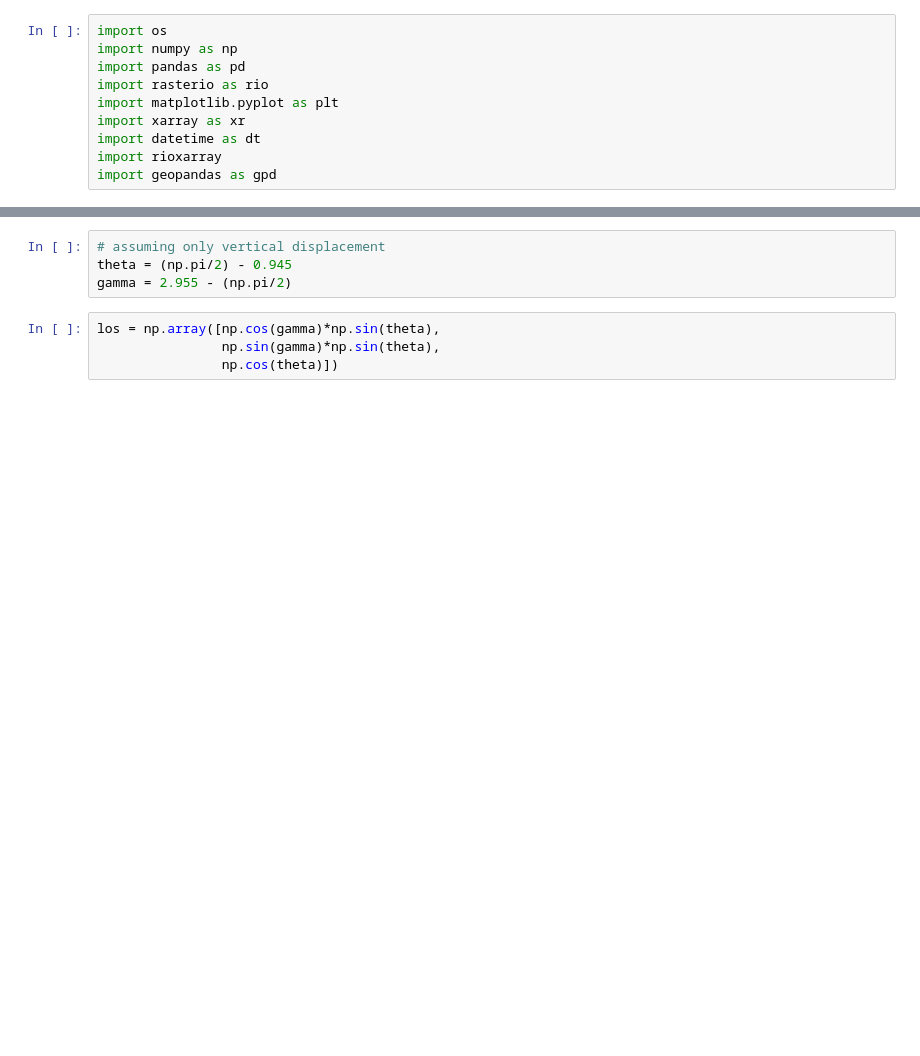
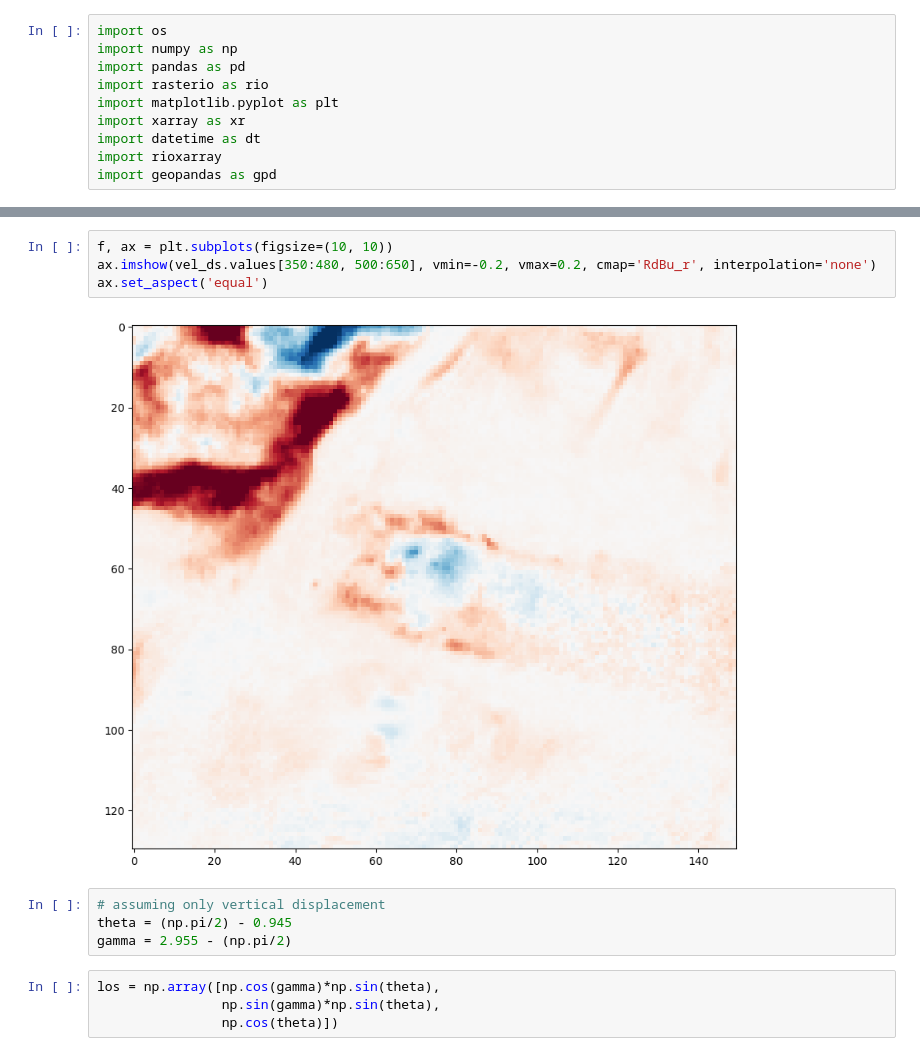
Before and after one commit to gbrencher/ffits, a Jupyter notebook: nbs/dams/imja/121_258661_IW2/export_velocity.ipynb, the cells around one changed output, grey strips where cells are left out. Saved outputs shown, nothing was run; the diff lists cells and outputs as text; blank space fills up the shorter version.

```diff
--- a/nbs/dams/imja/121_258661_IW2/export_velocity.ipynb
+++ b/nbs/dams/imja/121_258661_IW2/export_velocity.ipynb
@@ -46,3 +47,9 @@ vel_ds.plot(vmin=-1, vmax=1, cmap='RdBu_r')
+# %%
+f, ax = plt.subplots(figsize=(10, 10))
+ax.imshow(vel_ds.values[350:480, 500:650], vmin=-0.2, vmax=0.2, cmap='RdBu_r', interpolation='none')
+ax.set_aspect('equal')
+# %% [output]
+[figure, added]
 # %%
 # assuming only vertical displacement
 theta = (np.pi/2) - 0.945
```
Also changed, not shown: parts of 4 cells of this notebook, 4 other files.
